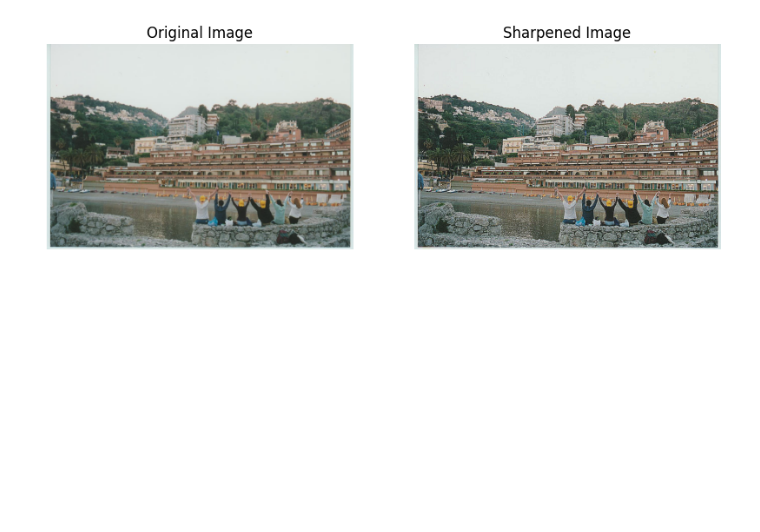
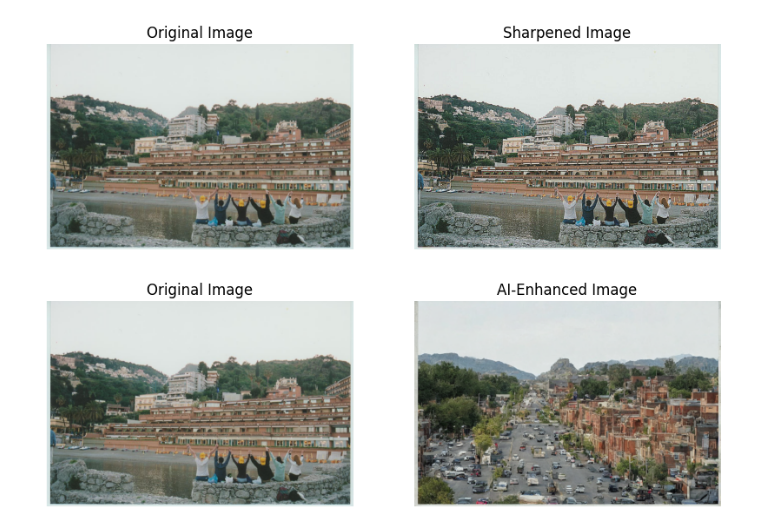
Before and after one commit to vestinabert/Image_Processing, a Jupyter notebook: Image_Enhancement.ipynb, the cells around one changed output. Cells and saved outputs as stored; diff of their text form; code cells hidden in the pictures; blank space fills up the shorter version.

Commit message:
Appling generative model transformation

```diff
--- a/Image_Enhancement.ipynb
+++ b/Image_Enhancement.ipynb
@@ -97,0 +100,28 @@ plt.show()
+# %%
+from diffusers import StableDiffusionImg2ImgPipeline
+import torch
+
+# Load the model
+pipe = StableDiffusionImg2ImgPipeline.from_pretrained("CompVis/stable-diffusion-v1-4", torch_dtype=torch.float16)
+pipe = pipe.to("cuda")  # Use GPU if available
+
+# Convert image to PIL format
+image_pil = Image.fromarray(image)
+
+# Apply generative model transformation
+prompt = "A high-quality version of this image"
+generated_image = pipe(prompt=prompt, image=image_pil, strength=0.75).images[0]
+
+# Display results
+fig, axes = plt.subplots(1, 2, figsize=(10, 5))
+axes[0].imshow(image)
+axes[0].set_title("Original Image")
+axes[1].imshow(generated_image)
+axes[1].set_title("AI-Enhanced Image")
+
+for ax in axes:
+    ax.axis("off")
+
+plt.show()
+# %% [output]
+[figure, added]
```
Also changed, not shown: parts of 1 cell of this notebook.
